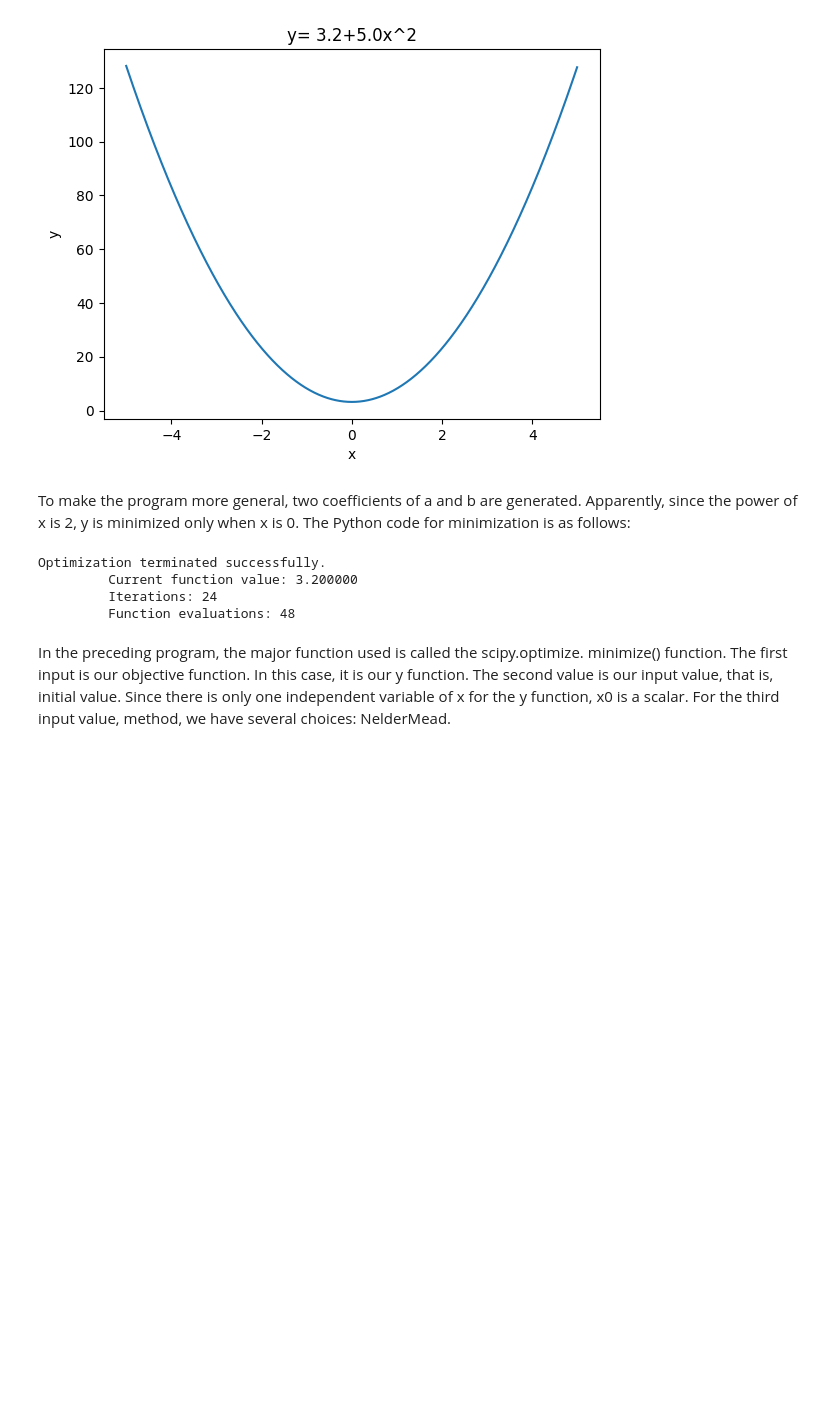
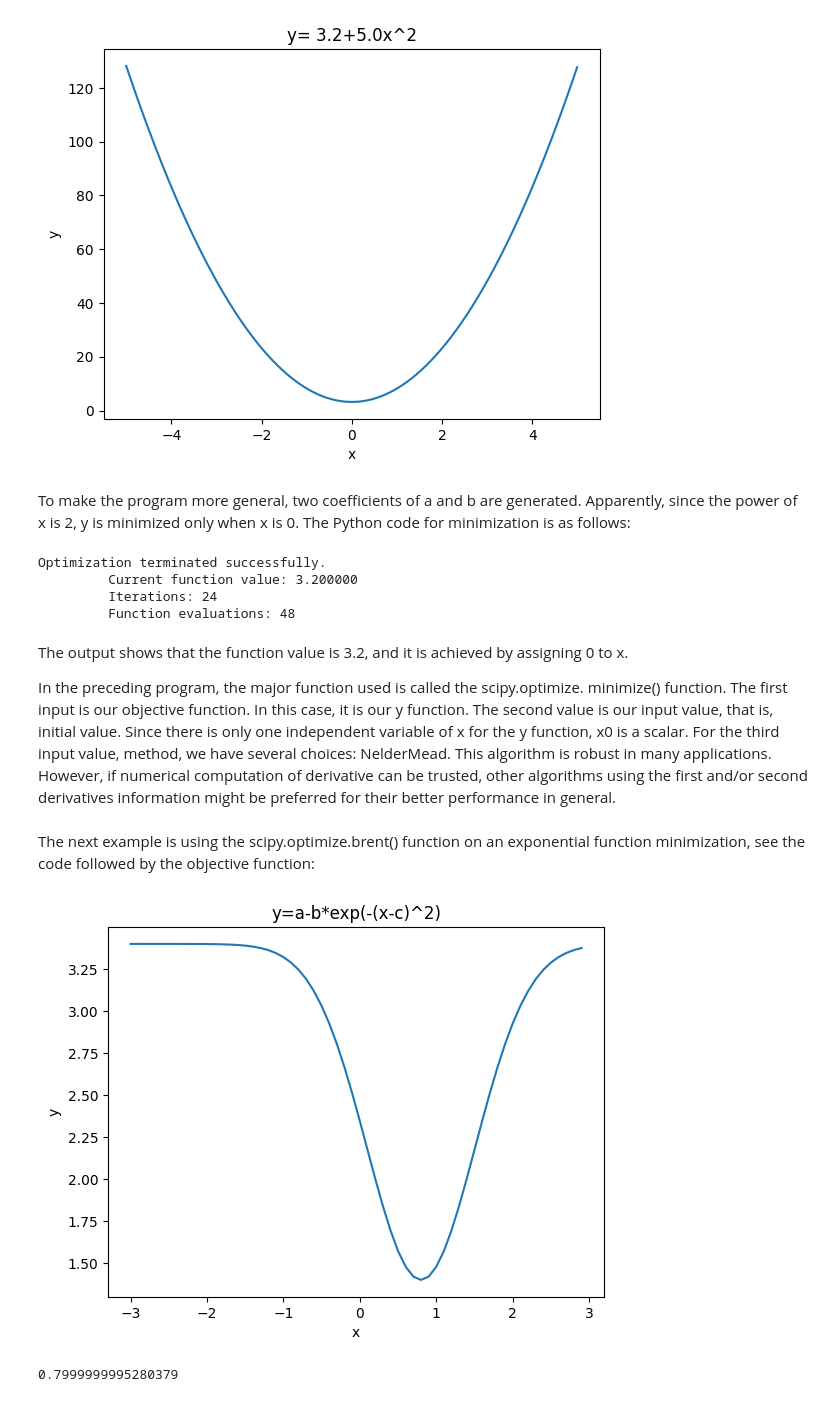
Before and after one commit to leoouyang781/Test-Repository, a Jupyter notebook: Python-For-Finance-2nd-Edition/Chapter 9.ipynb, the cells around one changed output. Drawn from its saved outputs; the diff is of its cells as text; code cells hidden in the pictures; blank space fills up the shorter version.

```diff
--- a/Python-For-Finance-2nd-Edition/Chapter 9.ipynb
+++ b/Python-For-Finance-2nd-Edition/Chapter 9.ipynb
@@ -171,8 +171,41 @@ Optimization terminated successfully.
          Iterations: 24
          Function evaluations: 48
 # %% [markdown]
+The output shows that the function value is 3.2, and it is achieved by assigning 0 to x.
+
 In the preceding program, the major function used is called the scipy.optimize.
 minimize() function. The first input is our objective function. In this case, it is our y
 function. The second value is our input value, that is, initial value. Since there is only
 one independent variable of x for the y function, x0 is a scalar. For the third input
-value, method, we have several choices: NelderMead.
+value, method, we have several choices: NelderMead. This algorithm is robust in many applications.
+However, if numerical computation of derivative can be trusted, other
+algorithms using the first and/or second derivatives information might be
+preferred for their better performance in general.
+# %% [markdown]
+The next example is using the scipy.optimize.brent() function on an exponential
+function minimization, see the code followed by the objective function:
+# %%
+from scipy import optimize
+import numpy as np
+import matplotlib.pyplot as plt
+# define a function
+a=3.4
+b=2.0
+c=0.8
+def f(x):
+    return a-b*np.exp(-(x - c)**2)
+x=np.arange(-3,3,0.1)
+y=f(x)
+plt.title("y=a-b*exp(-(x-c)^2)")
+plt.xlabel("x")
+plt.ylabel("y")
+plt.plot(x,y)
+plt.show()
+# %% [output]
+[figure, added]
+# %%
+# find the minimum
+solution= optimize.brent(f)
+print(solution)
+# %% [output]
+0.7999999995280379
```
Also changed, not shown: parts of 7 cells of this notebook.
